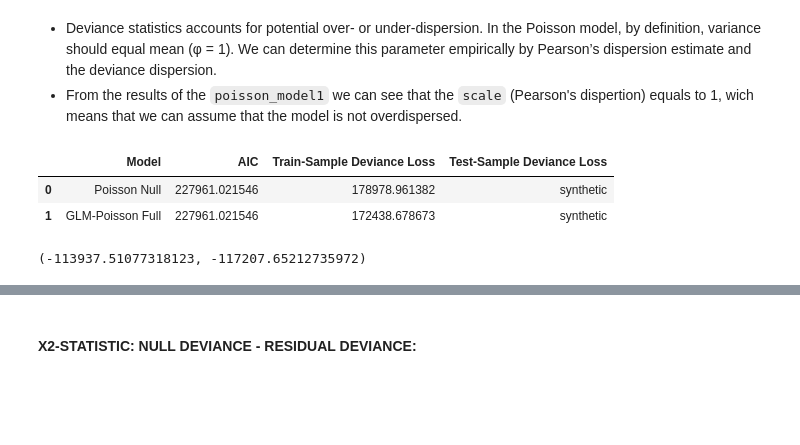
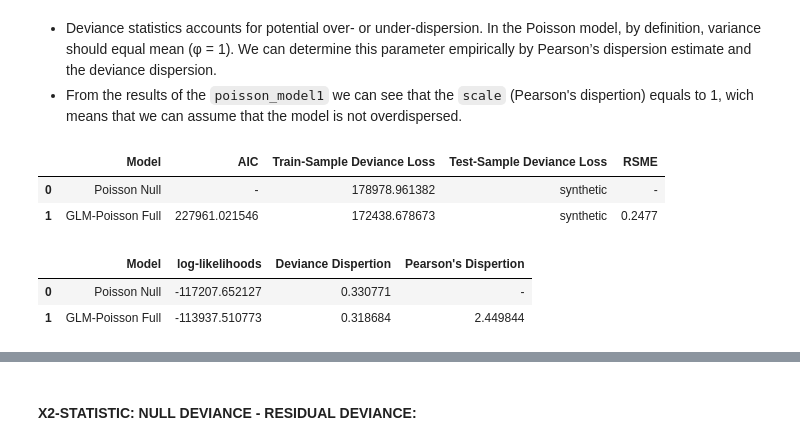
Before and after one commit to JulianTrufero/Claims-Frequency-Predicitons, a Jupyter notebook: Notebooks/statistical_modelling_2.ipynb, the cells around one changed output, grey strips where cells are left out. Drawn from its saved outputs; the diff is of its cells as text; code cells hidden in the pictures; blank space fills up the shorter version.

```diff
--- a/Notebooks/statistical_modelling_2.ipynb
+++ b/Notebooks/statistical_modelling_2.ipynb
@@ -99,17 +105,32 @@ Q('Region_12')         -0.0455      0.028     -1.640      0.101      -0.100
 # %%
-res = {'Model': ['Poisson Null', 'GLM-Poisson Full'], 'AIC': poisson_model1.aic, 'Train-Sample Deviance Loss': [poisson_model1.null_deviance, poisson_model1.deviance], 'Test-Sample Deviance Loss': ['synthetic', 'synthetic']}
+res = {'Model': ['Poisson Null', 'GLM-Poisson Full'], 'AIC': ['-', poisson_model1.aic],
+       'Train-Sample Deviance Loss': [poisson_model1.null_deviance, poisson_model1.deviance],
+       'Test-Sample Deviance Loss': ['synthetic', 'synthetic'],
+       'RSME': ['-', rmse_p1]}
 results = pd.DataFrame(res)
 results
 # %% [output]
-|  | Model | AIC | Train-Sample Deviance Loss | Test-Sample Deviance Loss |
-| 0 | Poisson Null | 227961.021546 | 178978.961382 | synthetic |
-| 1 | GLM-Poisson Full | 227961.021546 | 172438.678673 | synthetic |
+|  | Model | AIC | Train-Sample Deviance Loss | Test-Sample Deviance Loss | RSME |
+| 0 | Poisson Null | - | 178978.961382 | synthetic | - |
+| 1 | GLM-Poisson Full | 227961.021546 | 172438.678673 | synthetic | 0.2477 |
-# %%
-#log likelihoods
-
-poisson_model1.llf, poisson_model1.llnull
-# %% [output]
-(-113937.51077318123, -117207.65212735972)
+# %%
+#DEVIANCE DISPERTION ESTIMATE
+deviance_dispertion = poisson_model1.deviance / (claimsdf_train.shape[0] - (X_train.shape[1] - 1))
+deviance_dispertion_null = poisson_model1.null_deviance / (claimsdf_train.shape[0] - (X_train.shape[1] - 1))
+
+#PEARSON'S DISPERTION ESTIMATE
+pearsons_dispertion = (sum((poisson_model1.resid_pearson) ** 2)) / (claimsdf_train.shape[0] - (X_train.shape[1] - 1))
+
+res2 = {'Model': ['Poisson Null', 'GLM-Poisson Full'],
+       'log-likelihoods': [poisson_model1.llnull, poisson_model1.llf],
+       'Deviance Dispertion': [deviance_dispertion_null, deviance_dispertion],
+       "Pearson's Dispertion": ['-', pearsons_dispertion]}
+results_ = pd.DataFrame(res2)
+results_
+# %% [output]
+|  | Model | log-likelihoods | Deviance Dispertion | Pearson's Dispertion |
+| 0 | Poisson Null | -117207.652127 | 0.330771 | - |
+| 1 | GLM-Poisson Full | -113937.510773 | 0.318684 | 2.449844 |
 # %%
 #Ordered p-values for the coefficients
 
```
Also changed, not shown: parts of 7 cells of this notebook.
